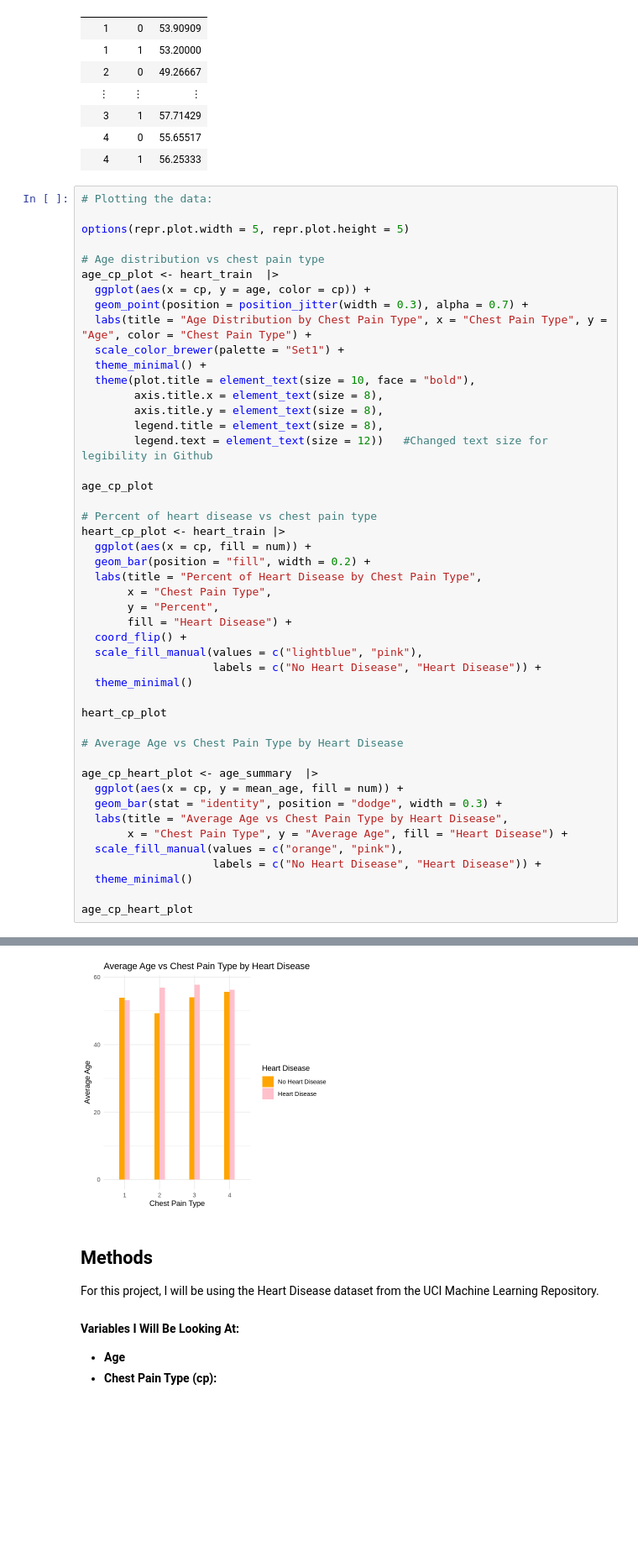
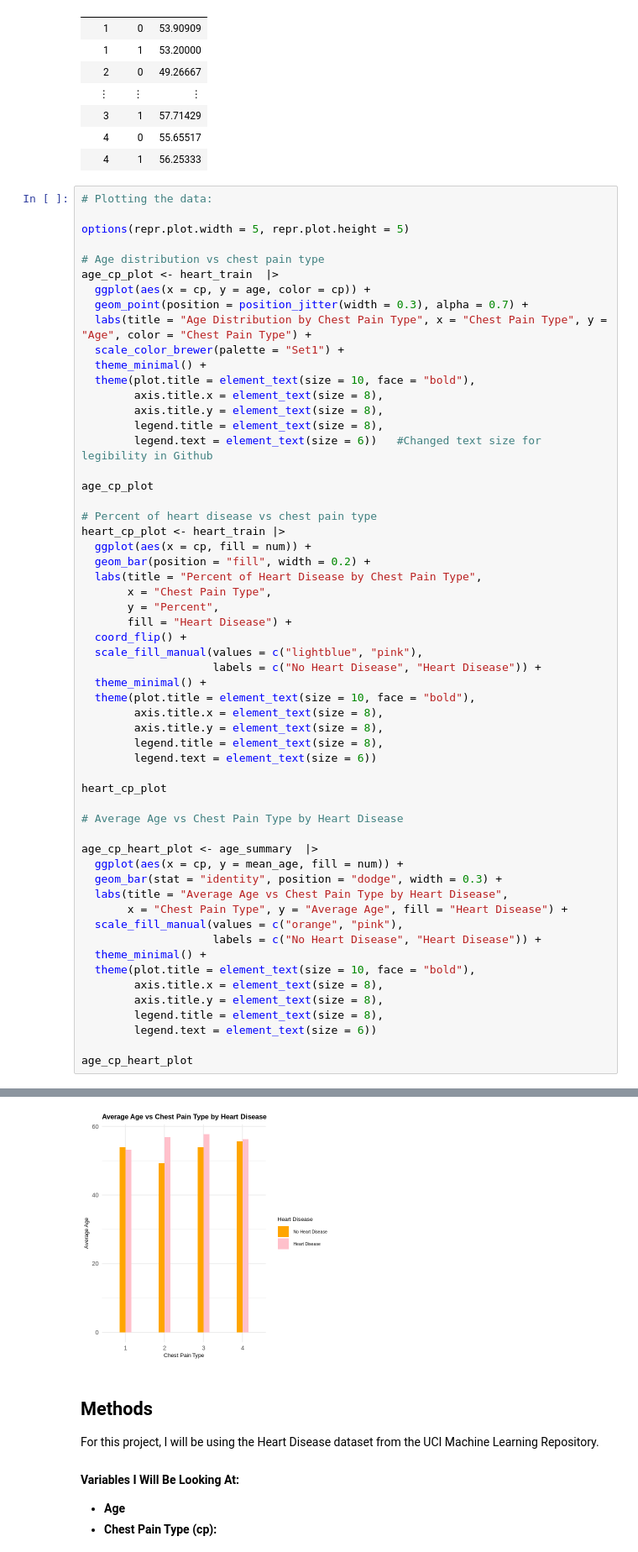
Before and after one commit to dwninii/dsci-100-project, a Jupyter notebook: Project.ipynb, the cells around one changed output, grey strips where cells are left out. Shown: that part at 84% size. Saved outputs shown, nothing was run; the diff lists cells and outputs as text; blank space fills up the shorter version.

Commit message:
Changed font size for all plots

```diff
--- a/Project.ipynb
+++ b/Project.ipynb
@@ -91,7 +91,7 @@ age_cp_plot <- heart_train  |>
         axis.title.x = element_text(size = 8),
         axis.title.y = element_text(size = 8),
         legend.title = element_text(size = 8),
-        legend.text = element_text(size = 12))   #Changed text size for legibility in Github
+        legend.text = element_text(size = 6))   #Changed text size for legibility in Github
 
 age_cp_plot
 
@@ -106,7 +106,12 @@ heart_cp_plot <- heart_train |>
   coord_flip() +
   scale_fill_manual(values = c("lightblue", "pink"),
                     labels = c("No Heart Disease", "Heart Disease")) +
-  theme_minimal()
+  theme_minimal() +
+  theme(plot.title = element_text(size = 10, face = "bold"),
+        axis.title.x = element_text(size = 8),
+        axis.title.y = element_text(size = 8),
+        legend.title = element_text(size = 8),
+        legend.text = element_text(size = 6))
 
 heart_cp_plot
 
@@ -119,7 +124,12 @@ age_cp_heart_plot <- age_summary  |>
        x = "Chest Pain Type", y = "Average Age", fill = "Heart Disease") +
   scale_fill_manual(values = c("orange", "pink"),
                     labels = c("No Heart Disease", "Heart Disease")) +
-  theme_minimal()
+  theme_minimal() +
+  theme(plot.title = element_text(size = 10, face = "bold"),
+        axis.title.x = element_text(size = 8),
+        axis.title.y = element_text(size = 8),
+        legend.title = element_text(size = 8),
+        legend.text = element_text(size = 6))
 
 age_cp_heart_plot
 # %% [output]
@@ -128,4 +138,4 @@ age_cp_heart_plot
-[figure, old version]
+[figure, new version]
 # %% [markdown]
 ## **Methods**
 
```
Also changed, not shown: parts of 1 cell of this notebook.
